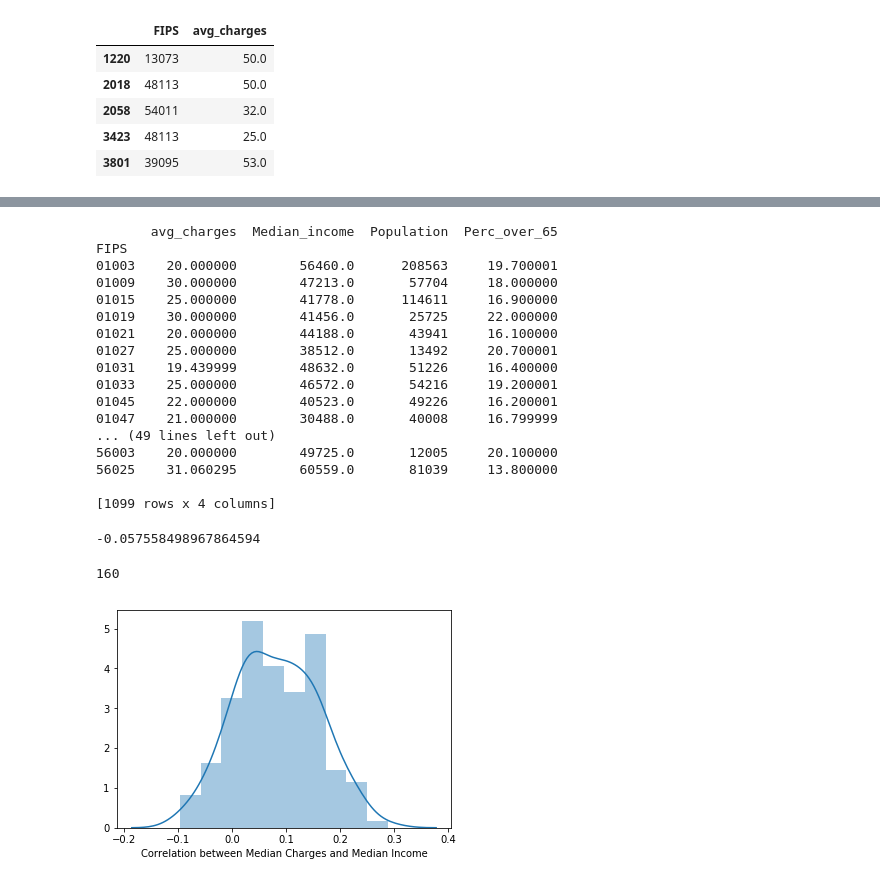
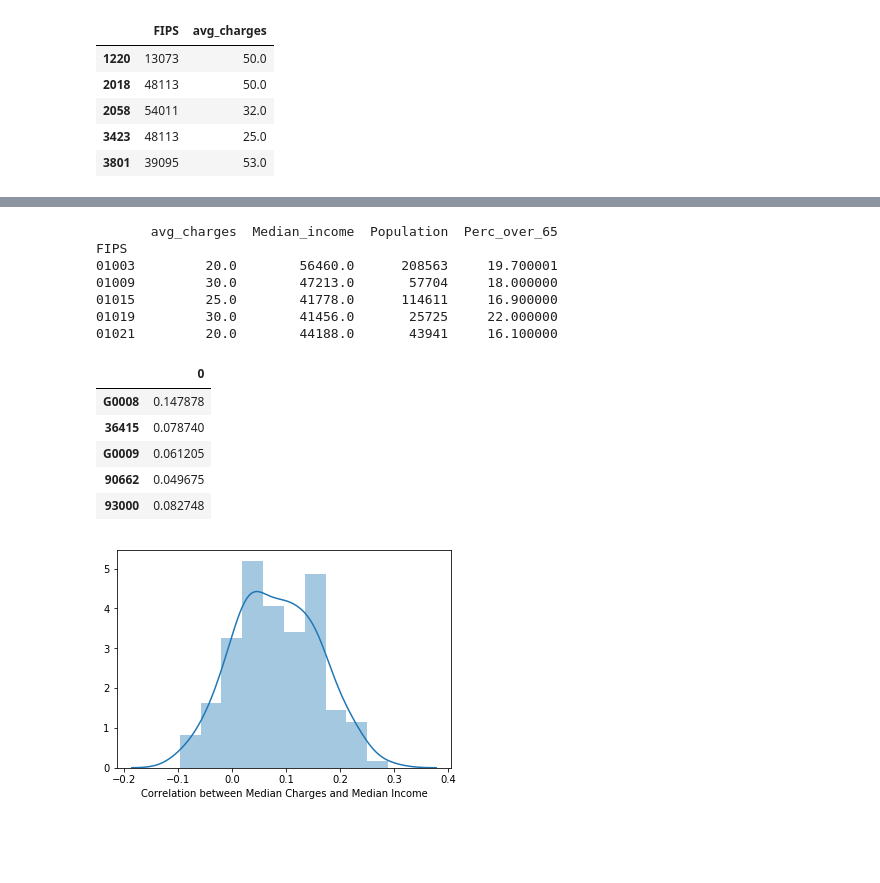
Before and after one commit to miguelbeca/data_science_projects, a Jupyter notebook: Capstone Project 1 - Medicare Charges/4 - Inferential Statistics Part 2 - Correlation with Demographic Data.ipynb, the cells around one changed output, grey strips where cells are left out. Drawn from its saved outputs; the diff is of its cells as text; code cells hidden in the pictures; blank space fills up the shorter version.

```diff
--- a/Capstone Project 1 - Medicare Charges/4 - Inferential Statistics Part 2 - Correlation with Demographic Data.ipynb
+++ b/Capstone Project 1 - Medicare Charges/4 - Inferential Statistics Part 2 - Correlation with Demographic Data.ipynb
@@ -199,30 +177,15 @@ def get_correlation_dataset(data_charges,data_demo):
     corr_data.set_index('FIPS', inplace=True)
     return corr_data
 
+#Test data for function
 correl_dataset = get_correlation_dataset(data_group_test,demo_data)
-print(correl_dataset)
+print(correl_dataset.head())
 # %% [output]
        avg_charges  Median_income  Population  Perc_over_65
 FIPS
-01003    20.000000        56460.0      208563     19.700001
-01009    30.000000        47213.0       57704     18.000000
-01015    25.000000        41778.0      114611     16.900000
-01019    30.000000        41456.0       25725     22.000000
-01021    20.000000        44188.0       43941     16.100000
-01027    25.000000        38512.0       13492     20.700001
-01031    19.439999        48632.0       51226     16.400000
-01033    25.000000        46572.0       54216     19.200001
-01045    22.000000        40523.0       49226     16.200001
-01047    21.000000        30488.0       40008     16.799999
-... (49 lines left out)
-56003    20.000000        49725.0       12005     20.100000
-56025    31.060295        60559.0       81039     13.800000
-
-[1099 rows x 4 columns]
+01003         20.0        56460.0      208563     19.700001
+01009         30.0        47213.0       57704     18.000000
+01015         25.0        41778.0      114611     16.900000
+01019         30.0        41456.0       25725     22.000000
+01021         20.0        44188.0       43941     16.100000
-# %%
-correlation = correl_dataset['avg_charges'].corr(correl_dataset['Perc_over_65'])
-print(correlation)
-#correl_dataset.corr()
-# %% [output]
--0.057558498967864594
 # %%
@@ -251,9 +213,14 @@ median_dict, population_dict, over65_dict = generate_corr_dict(df3,demo_data,cpt
-# %%
-print(len(population_dict))
-#corr_df = pd.DataFrame(test_dict.items())
-#corr_df.head(10)
-# %% [output]
-160
+# %%
+#Sample output from correlation matrix of median income vs average charges
+corr_df = pd.DataFrame.from_dict(median_dict, orient='index')
+corr_df.head()
+# %% [output]
+|  | 0 |
+| G0008 | 0.147878 |
+| 36415 | 0.078740 |
+| G0009 | 0.061205 |
+| 90662 | 0.049675 |
+| 93000 | 0.082748 |
 # %%
 #Plot Median Income vs Avg Charges correlation
 
```
Also changed, not shown: parts of 6 cells of this notebook, 1 other file.
